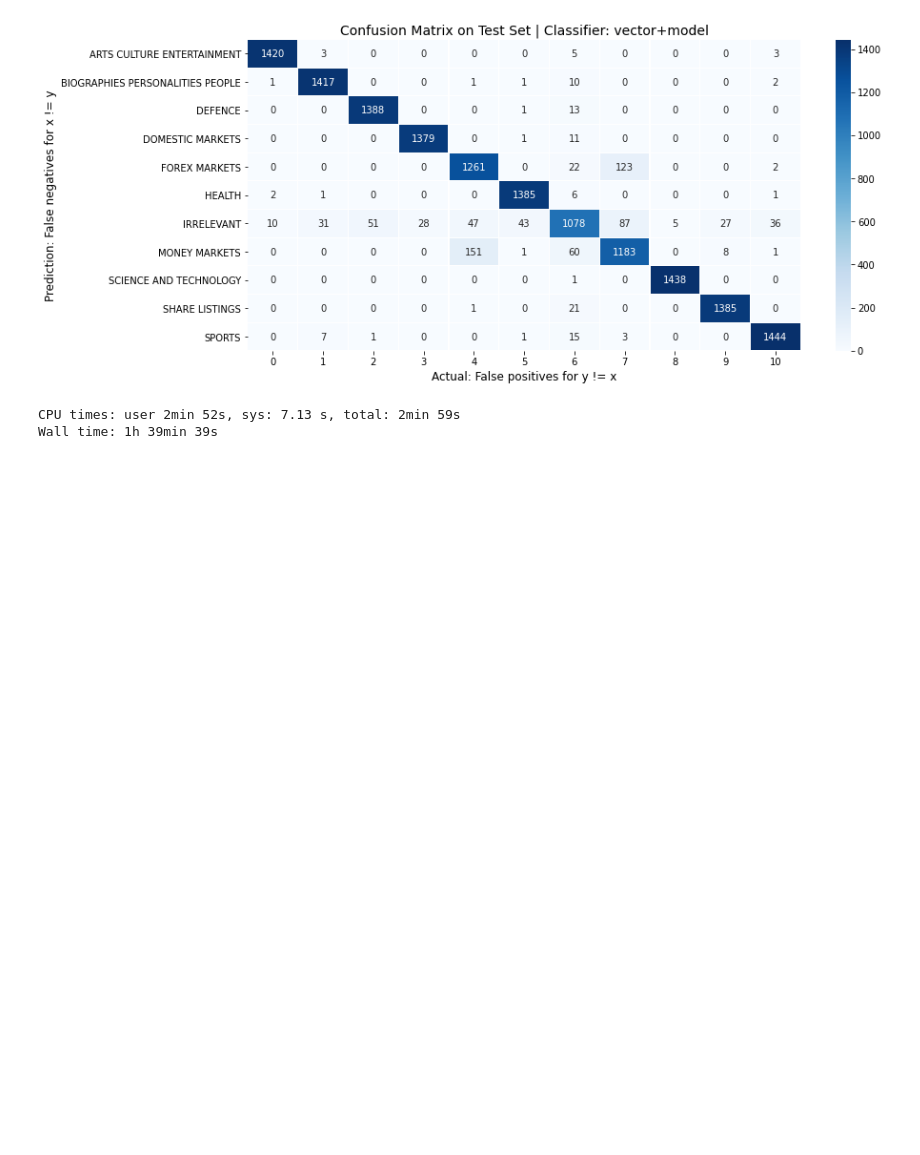
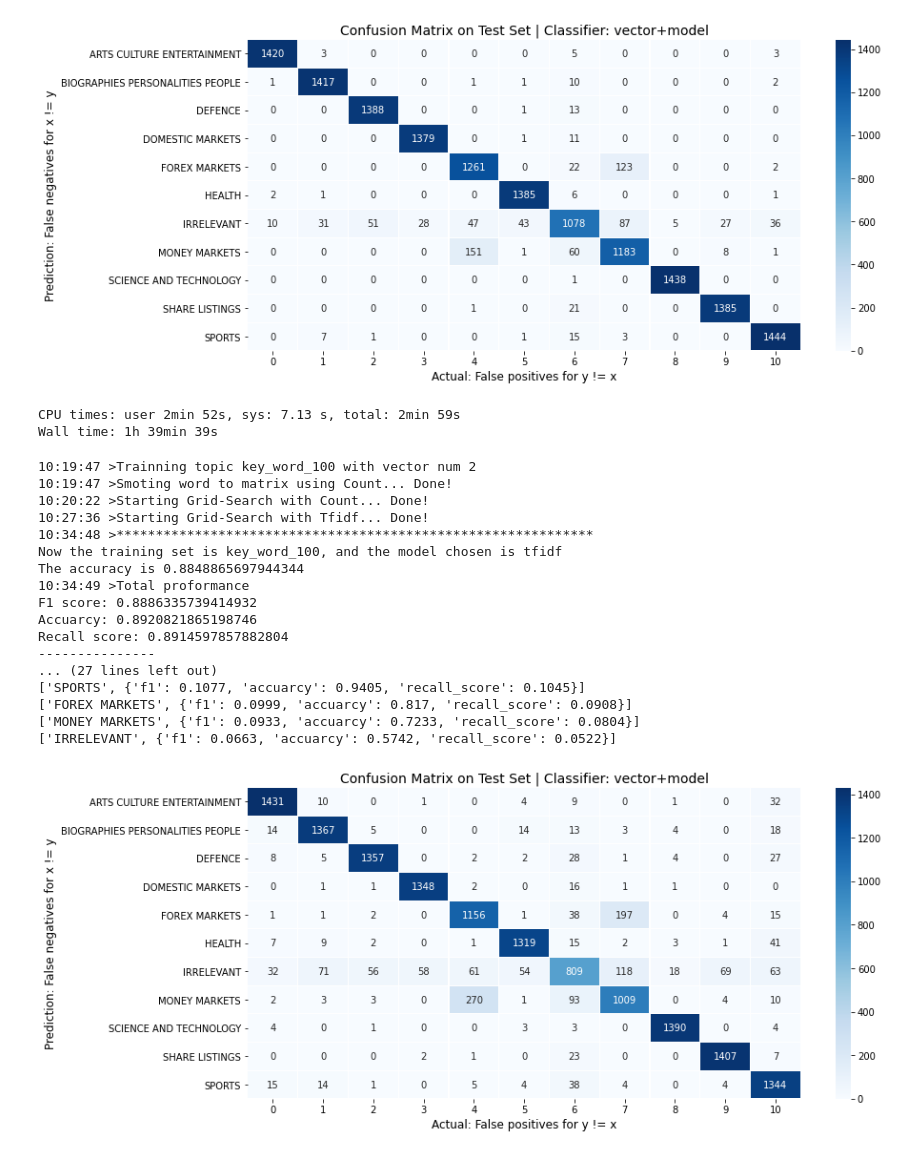
Before and after one commit to HenryLiangzy/COMP9417_Project, a Jupyter notebook: Henry_s_work/Henry_s_model_select_vaildation.ipynb, the cells around one changed output. Saved outputs shown, nothing was run; the diff lists cells and outputs as text; code cells hidden in the pictures; blank space fills up the shorter version.

```diff
--- a/Henry_s_work/Henry_s_model_select_vaildation.ipynb
+++ b/Henry_s_work/Henry_s_model_select_vaildation.ipynb
@@ -537,3 +539,30 @@ Recall score: 0.9460559240516624
 [figure]
 CPU times: user 2min 52s, sys: 7.13 s, total: 2min 59s
 Wall time: 1h 39min 39s
+# %%
+%%time
+
+x_label = 'key_word_100'
+vector_num = 2
+
+df = pd.read_csv(TRAININGFILE)
+model_compile(df, x_label, vector_num)
+# %% [output]
+10:19:47 >Trainning topic key_word_100 with vector num 2
+10:19:47 >Smoting word to matrix using Count... Done!
+10:20:22 >Starting Grid-Search with Count... Done!
+10:27:36 >Starting Grid-Search with Tfidf... Done!
+10:34:48 >*************************************************************
+Now the training set is key_word_100, and the model chosen is tfidf
+The accuracy is 0.8848865697944344
+10:34:49 >Total proformance
+F1 score: 0.8886335739414932
+Accuarcy: 0.8920821865198746
+Recall score: 0.8914597857882804
+---------------
+... (27 lines left out)
+['SPORTS', {'f1': 0.1077, 'accuarcy': 0.9405, 'recall_score': 0.1045}]
+['FOREX MARKETS', {'f1': 0.0999, 'accuarcy': 0.817, 'recall_score': 0.0908}]
+['MONEY MARKETS', {'f1': 0.0933, 'accuarcy': 0.7233, 'recall_score': 0.0804}]
+['IRRELEVANT', {'f1': 0.0663, 'accuarcy': 0.5742, 'recall_score': 0.0522}]
+[figure, added]
```
Also changed, not shown: parts of 4 cells of this notebook.
